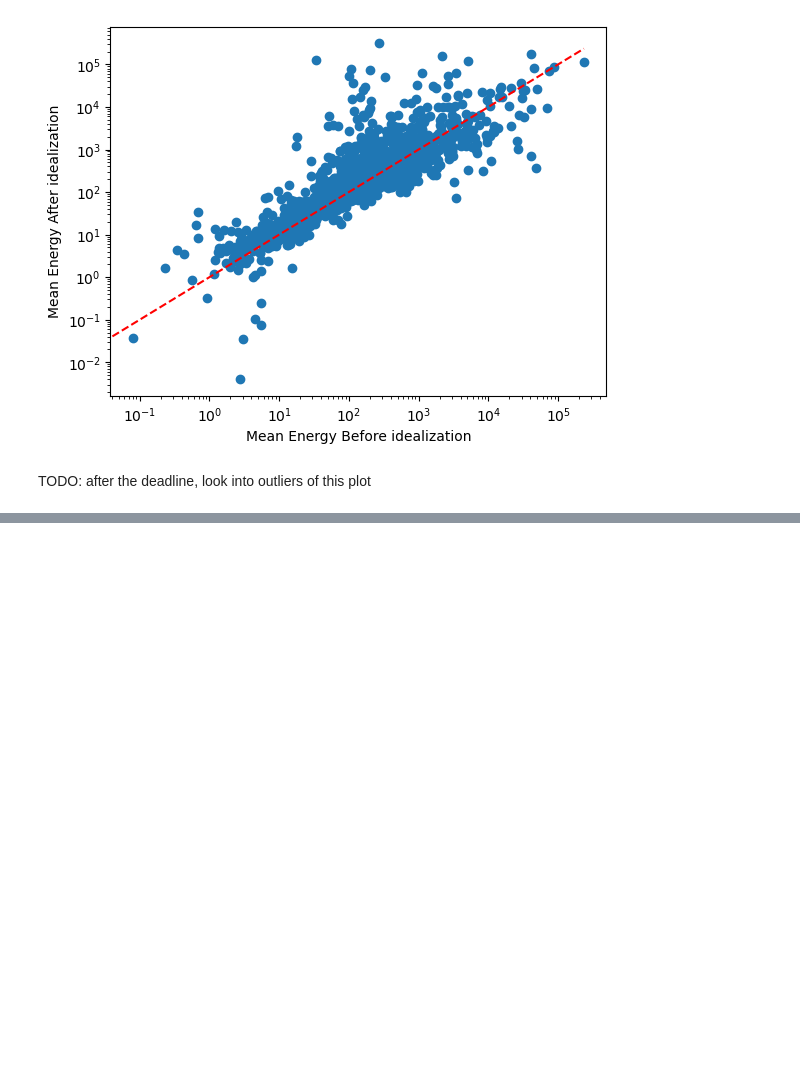
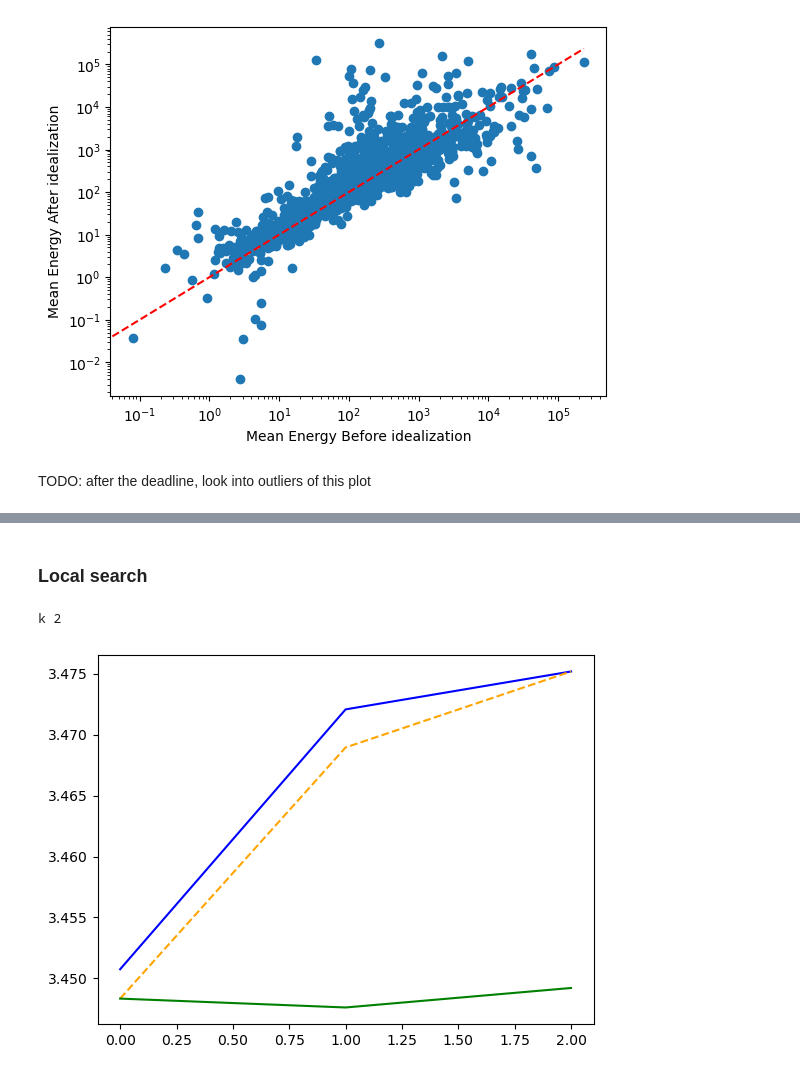
Before and after one commit to LenaNehale/torsional-diffusion, a Jupyter notebook: playground.ipynb, the cells around one changed output, grey strips where cells are left out. Cells and saved outputs as stored; diff of their text form; code cells hidden in the pictures; blank space fills up the shorter version.

Commit message:
add correlation flaws + idem fct+ localsearch to playground

```diff
--- a/playground.ipynb
+++ b/playground.ipynb
@@ -577,0 +561,38 @@ TODO: after the deadline, look into outliers of this plot
+# %% [markdown]
+### Local search
+# %%
+exp_path =  'gflownet_mmff_98_n_mols_3_p_replay_0.0_p_expl_0.2_steps_20_max_n_local_structures_1_use_synthetic_aug_False_lr_0.001_T_0.5924849077817'
+device = torch.device("cuda" if torch.cuda.is_available() else "cpu")
+train = True
+sigma_min, sigma_max = 0.01 * np.pi, np.pi
+steps = 20
+p_expl = 0.0
+sample_mode = False
+from gflownet.make_eval_plots import load_model
+model = load_model(exp_path, device)
+step_start = None
+# %%
+smi = "COC=O"
+conformers_input = make_dataset_from_smi([smi], init_positions_path= "/home/mila/l/lena-nehale.ezzine/ai4mols/torsional-diffusion/data/md_trajs_dict.pkl" , n_local_structures = 8, max_n_local_structures = 1)[smi]
+from gflownet.gfn_train import *
+# %%
+trajs , _ , _ = sample_forward_trajs(conformers_input, model, train, sigma_min, sigma_max,  steps, device, p_expl, sample_mode, step_start =0 , step_end = steps)
+len(trajs)
+k = np.random.randint(1, 4)
+print('k', k)
+# %% [output]
+k 2
+# %%
+subtraj_backward = sample_backward_trajs(Batch.to_data_list(trajs[-1]), sigma_min, sigma_max,  steps, device = device, step_start = steps - k , step_end = None)
+subtraj_forward , _ , _ = sample_forward_trajs(Batch.to_data_list(subtraj_backward[0]), model, train, sigma_min, sigma_max,  steps, device, p_expl, sample_mode, step_start =steps - k , step_end = None)
+# %%
+ix = np.random.randint(0, 16)
+total_perturbs = np.array([x.total_perturb.cpu().numpy() for x in trajs])
+plt.plot(total_perturbs[-k - 1:, ix:ix + 1], color = 'blue')
+total_perturbs_backward = np.array([x.total_perturb.cpu().numpy() for x in subtraj_backward])
+plt.plot(total_perturbs_backward[:,ix:ix + 1], color='orange', linestyle='--')
+total_perturbs_forward = np.array([x.total_perturb.cpu().numpy() for x in subtraj_forward])
+plt.plot(total_perturbs_forward[:,ix:ix + 1], color = 'green')
+plt.show()
+# %% [output]
+[figure, added]
```
Also changed, not shown: parts of 27 cells of this notebook, 4 other files.
